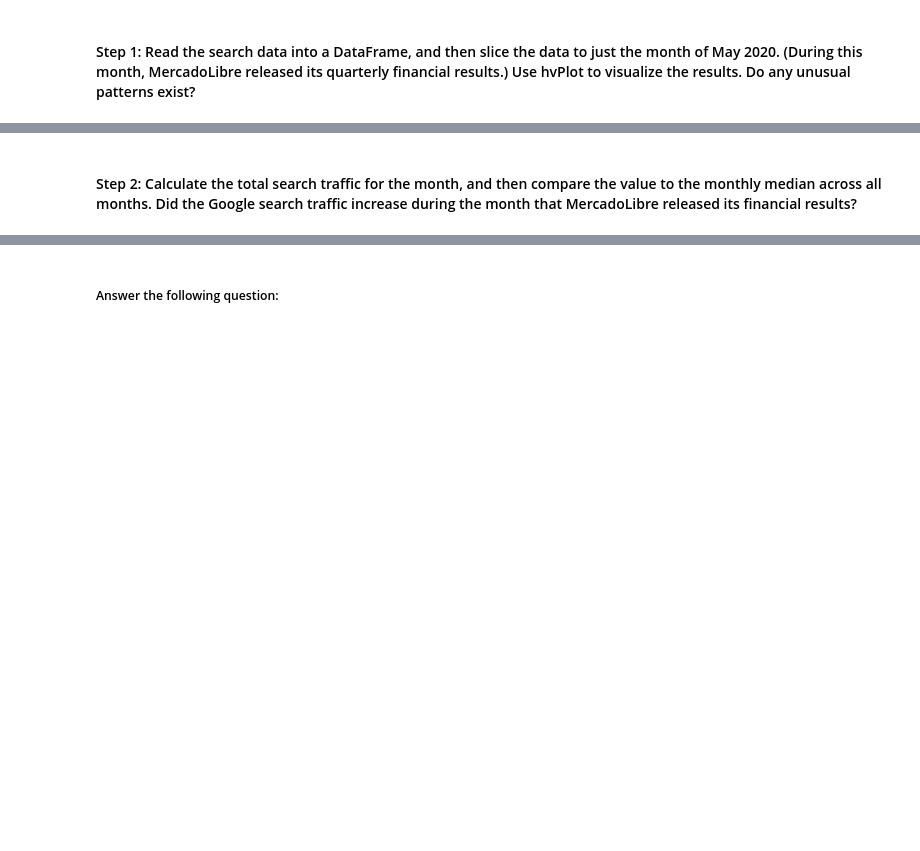
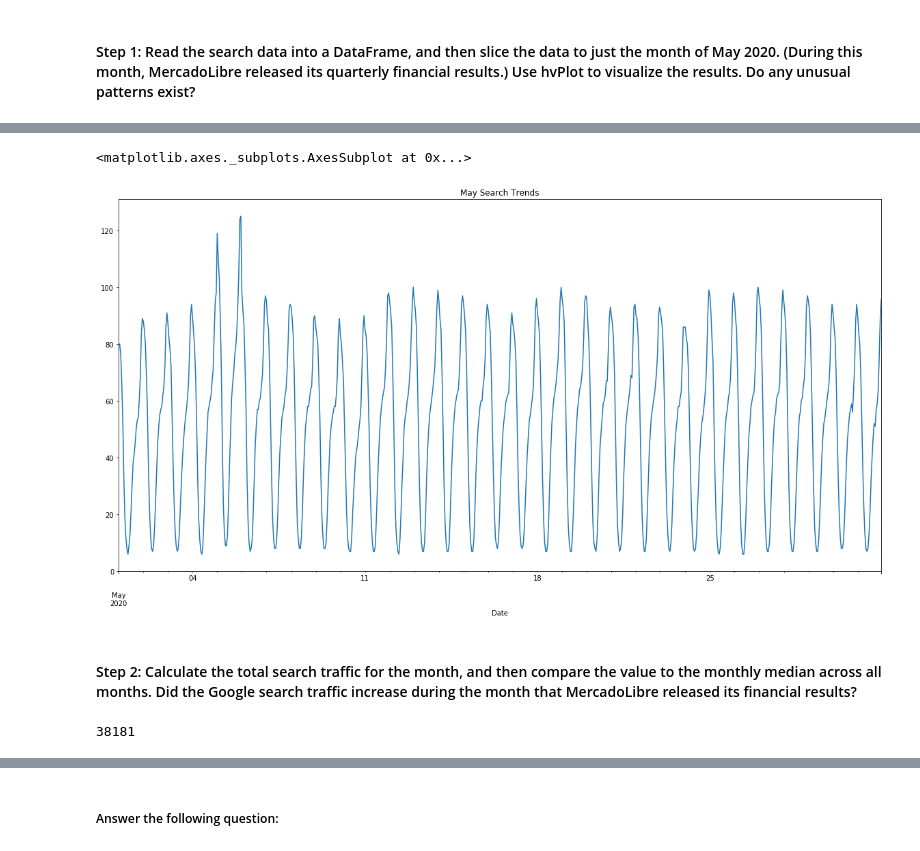
Before and after one commit to chaka37/Forecasting_Net_Prophet, a Jupyter notebook: Starter_code/forecasting_net_prophet.ipynb, the cells around one changed output, grey strips where cells are left out. Saved outputs shown, nothing was run; the diff lists cells and outputs as text; code cells hidden in the pictures; blank space fills up the shorter version.

```diff
--- a/Starter_code/forecasting_net_prophet.ipynb
+++ b/Starter_code/forecasting_net_prophet.ipynb
@@ -120,11 +121,14 @@ To do so, complete the following steps:
 # Upload the "google_hourly_search_trends.csv" file into Colab, then store in a Pandas DataFrame
 # Set the "Date" column as the Datetime Index.
 
-from google.colab import files
-uploaded = files.upload()
+#from google.colab import files
+#uploaded = files.upload()
 
-df_mercado_trends = # YOUR CODE HERE
+file_path = Path("../Starter_code/Resources/google_hourly_search_trends.csv")
+
+
+df_mercado_trends = pd.read_csv(file_path, parse_dates=True)
 
 # Review the first and last five rows of the DataFrame
-# YOUR CODE HERE
+df_mercado_trends.head(-5)
 # %% [output]
@@ -135,9 +161,18 @@ SyntaxError: invalid syntax (Temp/ipykernel_10020/532438256.py, line 7)
+# %%
+df_mercado_trends["Date"] = pd.to_datetime(
+    df_mercado_trends["Date"],
+    infer_datetime_format = True,
+    utc = True
+)
+# %%
+df_mercado_trends.set_index("Date", inplace=True)
 # %%
 # Holoviews extension to render hvPlots in Colab
 hv.extension('bokeh')
 
 # Slice the DataFrame to just the month of May 2020
-df_may_2020 = # YOUR CODE HERE
+df_may_2020 = df_mercado_trends["Search Trends"].loc["5/1/20" : "5/31/20"]
 
 # Use hvPlot to visualize the data for May 2020
-# YOUR CODE HERE
+df_may_2020.plot(title= "May Search Trends", figsize=[20,10])
+# %% [output]
@@ -144,11 +182,15 @@ df_may_2020 = # YOUR CODE HERE
+<matplotlib.axes._subplots.AxesSubplot at 0x...>
+[figure, added]
 # %% [markdown]
 #### Step 2: Calculate the total search traffic for the month, and then compare the value to the monthly median across all months. Did the Google search traffic increase during the month that MercadoLibre released its financial results?
 # %%
 # Calculate the sum of the total search traffic for May 2020
-traffic_may_2020 = # YOUR CODE HERE
+traffic_may_2020 = df_may_2020.sum()
 
 # View the traffic_may_2020 value
-# YOUR CODE HERE
+traffic_may_2020
+# %% [output]
+38181
 # %%
 # Calcluate the monhtly median search traffic across all months
 # Group the DataFrame by index year and then index month, chain the sum and then the median functions
```
Also changed, not shown: parts of 5 cells of this notebook.
